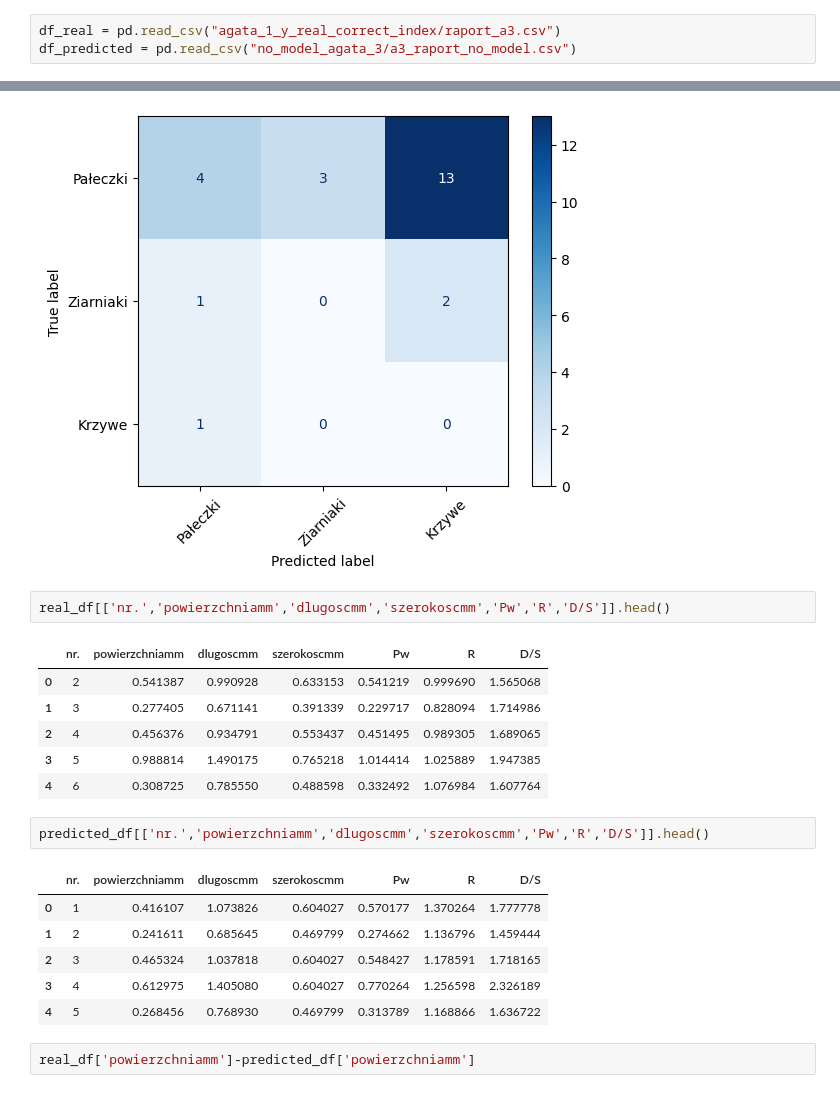
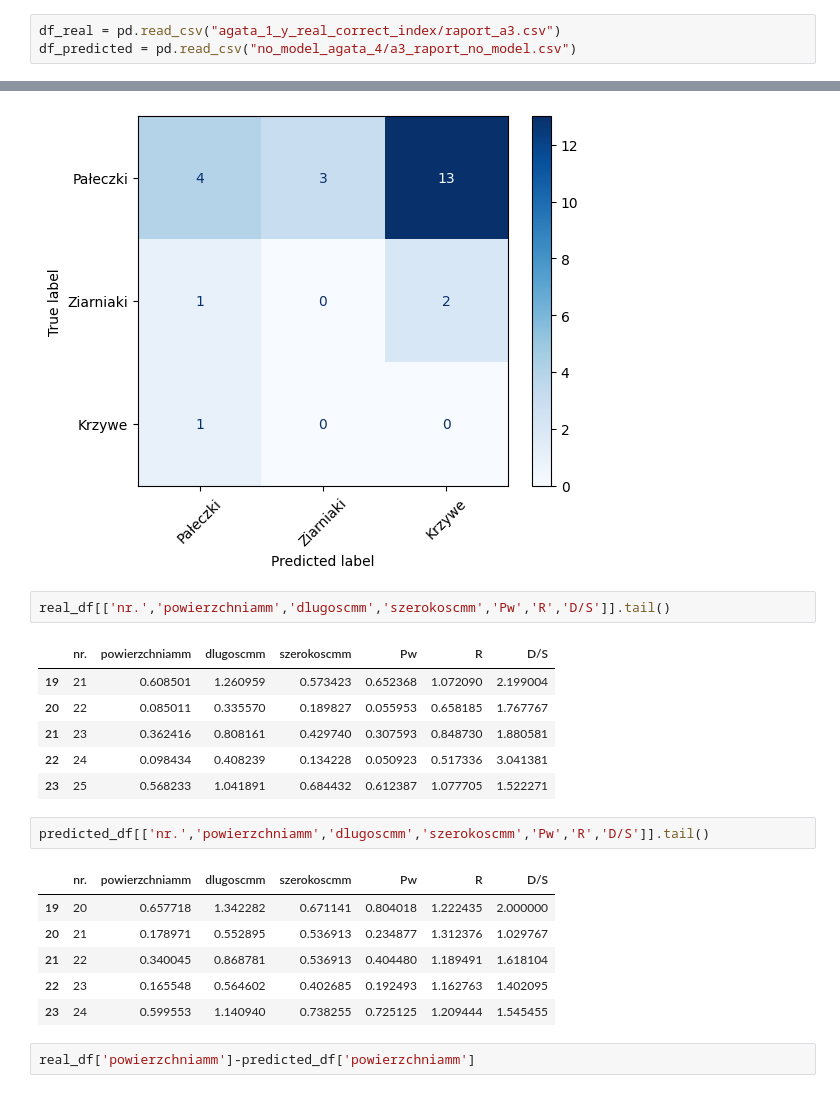
Before and after one commit to bAIcteria/microscope-ml-analyser, a Jupyter notebook: workflows/02_workflow/replace_macros_for_evaluation.ipynb, the cells around one changed output, grey strips where cells are left out. Cells and saved outputs as stored; diff of their text form.

```diff
--- a/workflows/02_workflow/replace_macros_for_evaluation.ipynb
+++ b/workflows/02_workflow/replace_macros_for_evaluation.ipynb
@@ -340,7 +340,7 @@ df_errors.corr()
 | error_D/S | 0.759360 | 0.025323 | 0.548454 | 0.108311 | 1.000000 |
 # %%
 df_real = pd.read_csv("agata_1_y_real_correct_index/raport_a3.csv")
-df_predicted = pd.read_csv("no_model_agata_3/a3_raport_no_model.csv")
+df_predicted = pd.read_csv("no_model_agata_4/a3_raport_no_model.csv")
 # %%
 df_real
 # %% [output]
@@ -450,23 +450,23 @@ conf_matrix(real_df=real_df,predicted_df=predicted_df)
 # %% [output]
 [figure]
 # %%
-real_df[['nr.','powierzchniamm','dlugoscmm','szerokoscmm','Pw','R','D/S']].head()
+real_df[['nr.','powierzchniamm','dlugoscmm','szerokoscmm','Pw','R','D/S']].tail()
 # %% [output]
 |  | nr. | powierzchniamm | dlugoscmm | szerokoscmm | Pw | R | D/S |
-| 0 | 2 | 0.541387 | 0.990928 | 0.633153 | 0.541219 | 0.999690 | 1.565068 |
-| 1 | 3 | 0.277405 | 0.671141 | 0.391339 | 0.229717 | 0.828094 | 1.714986 |
-| 2 | 4 | 0.456376 | 0.934791 | 0.553437 | 0.451495 | 0.989305 | 1.689065 |
-| 3 | 5 | 0.988814 | 1.490175 | 0.765218 | 1.014414 | 1.025889 | 1.947385 |
-| 4 | 6 | 0.308725 | 0.785550 | 0.488598 | 0.332492 | 1.076984 | 1.607764 |
+| 19 | 21 | 0.608501 | 1.260959 | 0.573423 | 0.652368 | 1.072090 | 2.199004 |
+| 20 | 22 | 0.085011 | 0.335570 | 0.189827 | 0.055953 | 0.658185 | 1.767767 |
+| 21 | 23 | 0.362416 | 0.808161 | 0.429740 | 0.307593 | 0.848730 | 1.880581 |
+| 22 | 24 | 0.098434 | 0.408239 | 0.134228 | 0.050923 | 0.517336 | 3.041381 |
+| 23 | 25 | 0.568233 | 1.041891 | 0.684432 | 0.612387 | 1.077705 | 1.522271 |
 # %%
-predicted_df[['nr.','powierzchniamm','dlugoscmm','szerokoscmm','Pw','R','D/S']].head()
+predicted_df[['nr.','powierzchniamm','dlugoscmm','szerokoscmm','Pw','R','D/S']].tail()
 # %% [output]
 |  | nr. | powierzchniamm | dlugoscmm | szerokoscmm | Pw | R | D/S |
-| 0 | 1 | 0.416107 | 1.073826 | 0.604027 | 0.570177 | 1.370264 | 1.777778 |
-| 1 | 2 | 0.241611 | 0.685645 | 0.469799 | 0.274662 | 1.136796 | 1.459444 |
-| 2 | 3 | 0.465324 | 1.037818 | 0.604027 | 0.548427 | 1.178591 | 1.718165 |
-| 3 | 4 | 0.612975 | 1.405080 | 0.604027 | 0.770264 | 1.256598 | 2.326189 |
-| 4 | 5 | 0.268456 | 0.768930 | 0.469799 | 0.313789 | 1.168866 | 1.636722 |
+| 19 | 20 | 0.657718 | 1.342282 | 0.671141 | 0.804018 | 1.222435 | 2.000000 |
+| 20 | 21 | 0.178971 | 0.552895 | 0.536913 | 0.234877 | 1.312376 | 1.029767 |
+| 21 | 22 | 0.340045 | 0.868781 | 0.536913 | 0.404480 | 1.189491 | 1.618104 |
+| 22 | 23 | 0.165548 | 0.564602 | 0.402685 | 0.192493 | 1.162763 | 1.402095 |
+| 23 | 24 | 0.599553 | 1.140940 | 0.738255 | 0.725125 | 1.209444 | 1.545455 |
 # %%
 real_df['powierzchniamm']-predicted_df['powierzchniamm']
 # %% [output]
```
Also changed, not shown: parts of 3 cells of this notebook, 29 other files.
